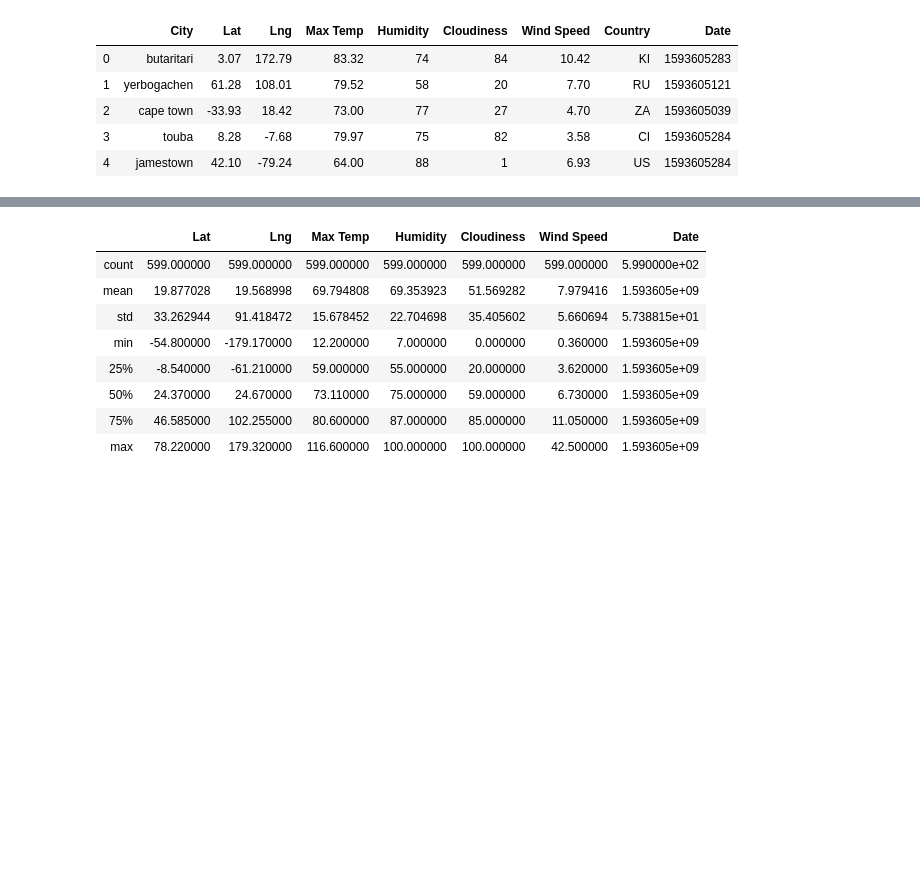
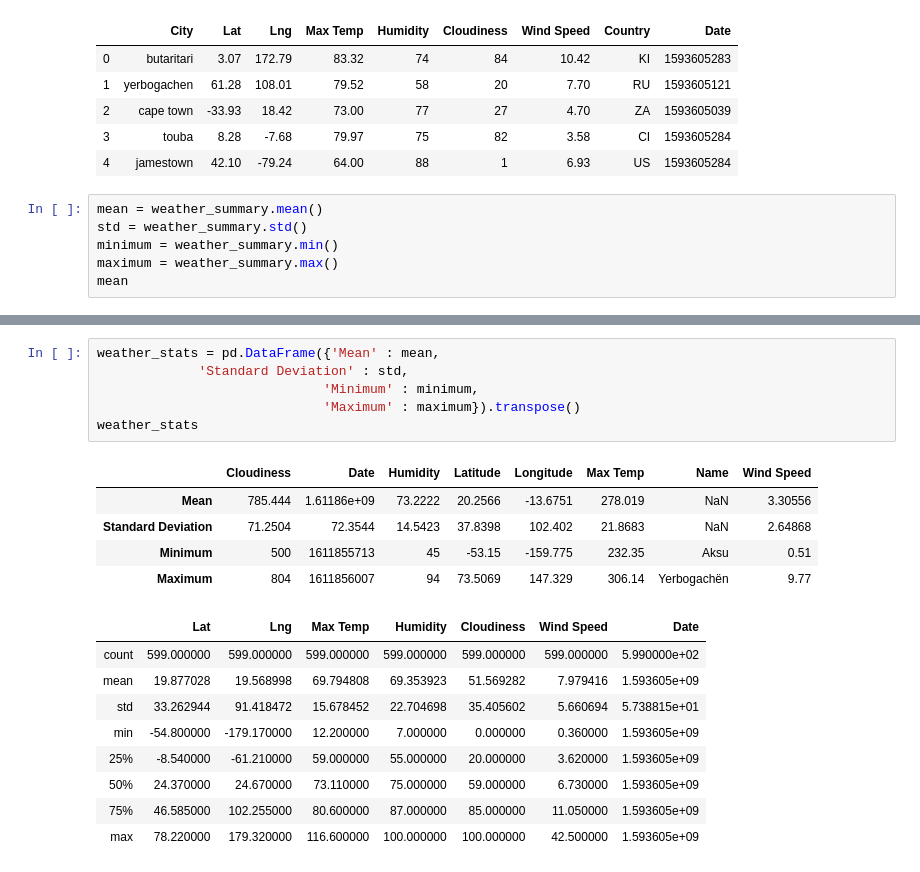
Before and after one commit to ruthhinkle/api-challenge, a Jupyter notebook: WeatherPy-REH.ipynb, the cells around one changed output, grey strips where cells are left out. Cells and saved outputs as stored; diff of their text form; blank space fills up the shorter version.

```diff
--- a/WeatherPy-REH.ipynb
+++ b/WeatherPy-REH.ipynb
@@ -156,3 +156,9 @@ pd.DataFrame(global_weather)
 | 2 | cape town | -33.93 | 18.42 | 73.00 | 77 | 27 | 4.70 | ZA | 1593605039 |
 | 3 | touba | 8.28 | -7.68 | 79.97 | 75 | 82 | 3.58 | CI | 1593605284 |
 | 4 | jamestown | 42.10 | -79.24 | 64.00 | 88 | 1 | 6.93 | US | 1593605284 |
+# %%
+mean = weather_summary.mean()
+std = weather_summary.std()
+minimum = weather_summary.min()
+maximum = weather_summary.max()
+mean
@@ -159,3 +174,15 @@ pd.DataFrame(global_weather)
+# %%
+weather_stats = pd.DataFrame({'Mean' : mean,
+             'Standard Deviation' : std,
+                             'Minimum' : minimum,
+                             'Maximum' : maximum}).transpose()
+weather_stats
+# %% [output]
+|  | Cloudiness | Date | Humidity | Latitude | Longitude | Max Temp | Name | Wind Speed |
+| Mean | 785.444 | 1.61186e+09 | 73.2222 | 20.2566 | -13.6751 | 278.019 | NaN | 3.30556 |
+| Standard Deviation | 71.2504 | 72.3544 | 14.5423 | 37.8398 | 102.402 | 21.8683 | NaN | 2.64868 |
+| Minimum | 500 | 1611855713 | 45 | -53.15 | -159.775 | 232.35 | Aksu | 0.51 |
+| Maximum | 804 | 1611856007 | 94 | 73.5069 | 147.329 | 306.14 | Yerbogachën | 9.77 |
 # %%
 # %% [output]
 |  | Lat | Lng | Max Temp | Humidity | Cloudiness | Wind Speed | Date |
```
Also changed, not shown: parts of 4 cells of this notebook.
